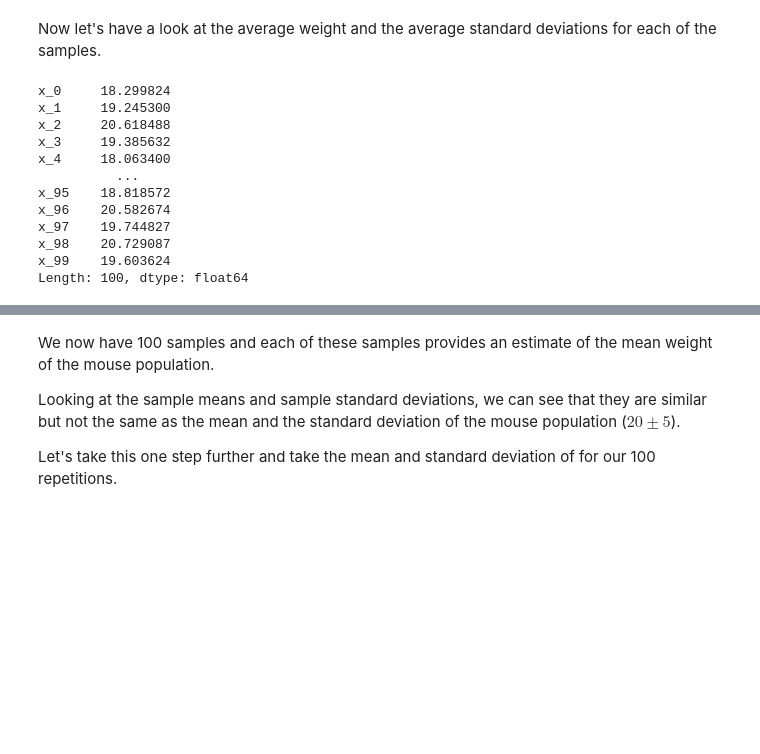
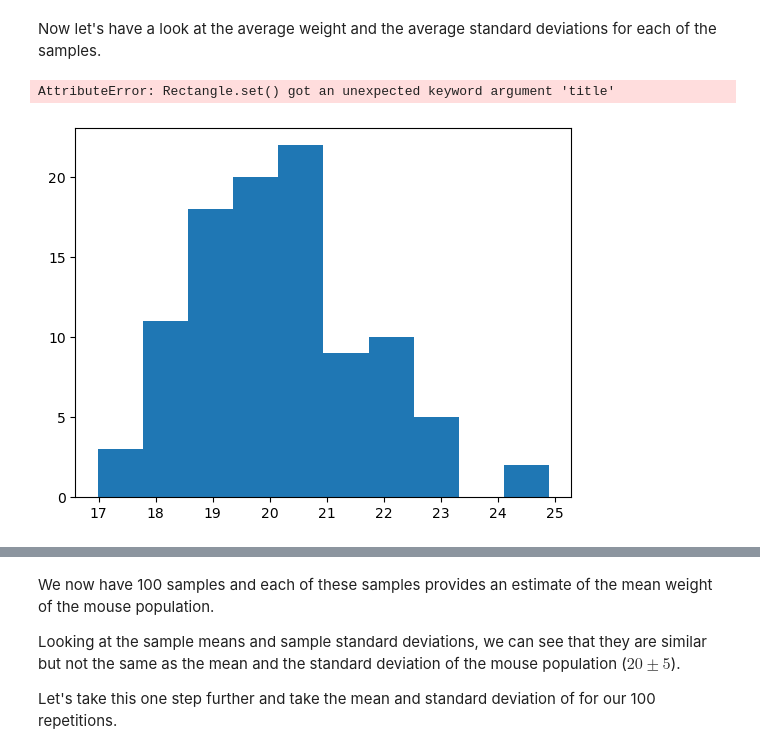
Before and after one commit to TobGerken/ISAT300, a Jupyter notebook: 5_StandardErrorDemonstration.ipynb, the cells around one changed output, grey strips where cells are left out. Drawn from its saved outputs; the diff is of its cells as text; code cells hidden in the pictures; blank space fills up the shorter version.

```diff
--- a/5_StandardErrorDemonstration.ipynb
+++ b/5_StandardErrorDemonstration.ipynb
@@ -105,18 +105,10 @@ Text(0.5, 0, 'Weight of Mice (g)')
 # %% [markdown]
 Now let's have a look at the average weight and the average standard deviations for each of the samples.
 # %%
-df.mean()
+df.mean().hist()
+plt.xlabel('Average weight of Mice (g)')
+plt.title('Average weight of 100 captured mice')
 # %% [output]
-x_0     18.299824
-x_1     19.245300
-x_2     20.618488
-x_3     19.385632
-x_4     18.063400
-          ...
-x_95    18.818572
-x_96    20.582674
-x_97    19.744827
-x_98    20.729087
-x_99    19.603624
-Length: 100, dtype: float64
+AttributeError: Rectangle.set() got an unexpected keyword argument 'title'
+[figure, added]
 # %%
```
Also changed, not shown: parts of 8 cells of this notebook.
